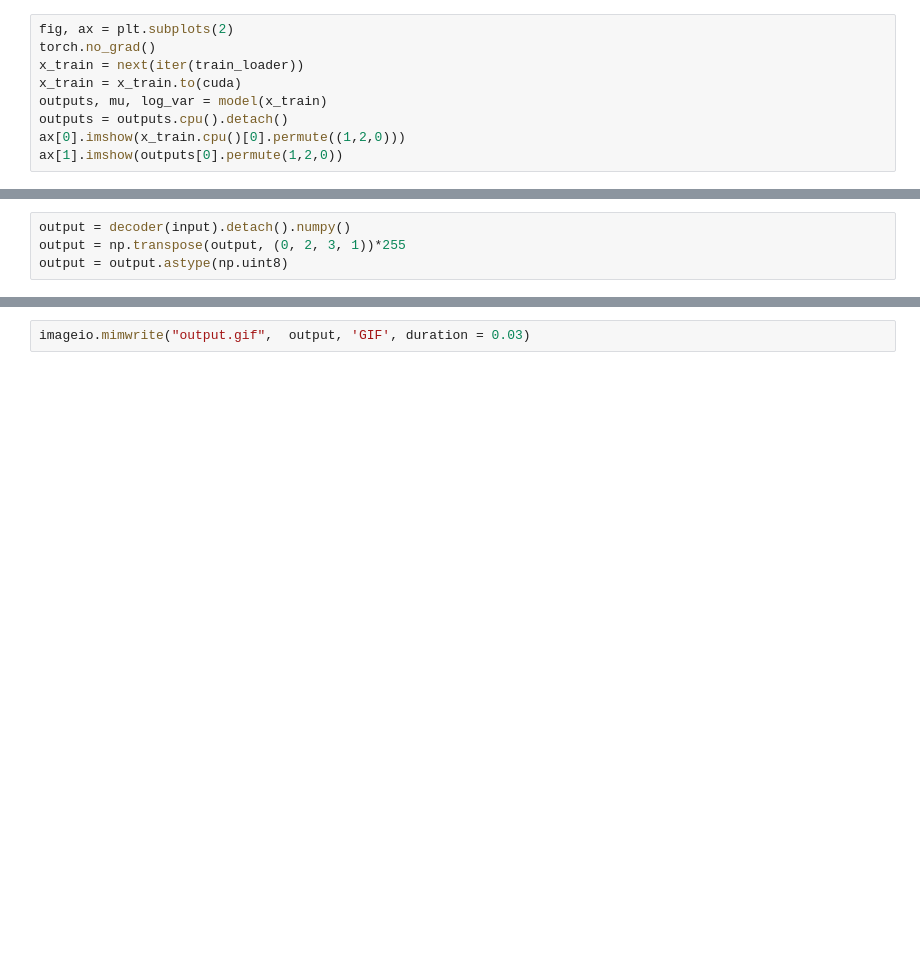
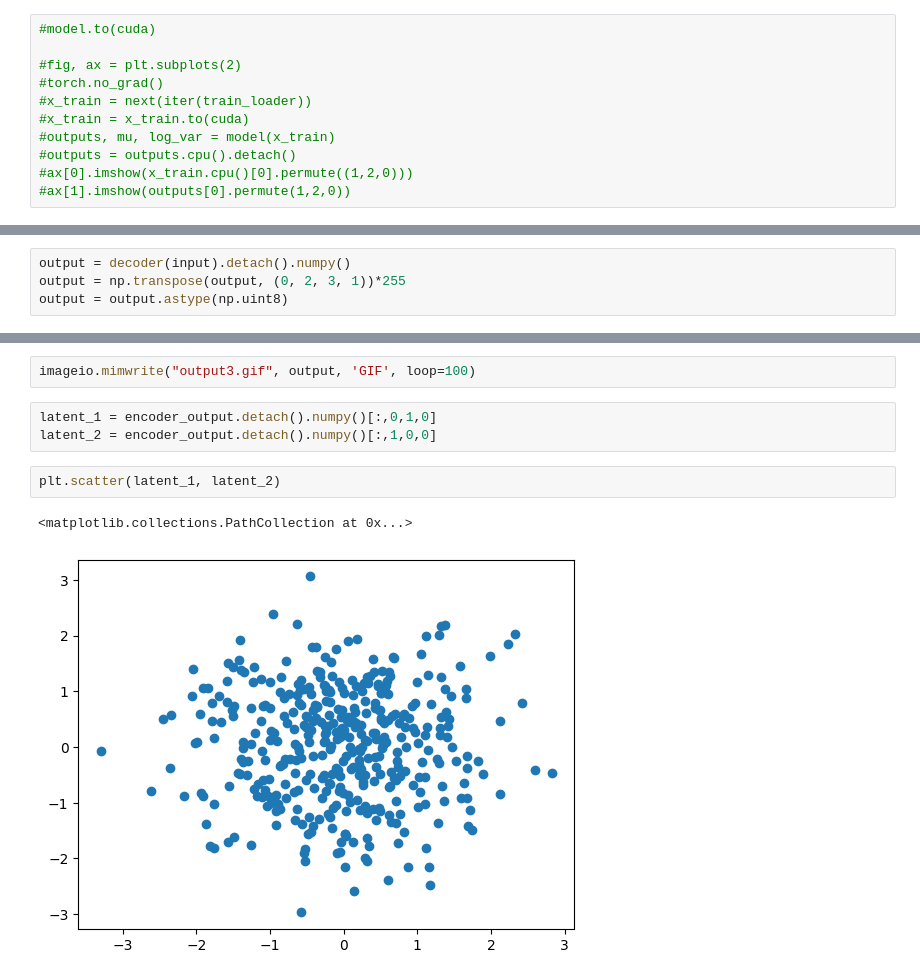
Before and after one commit to ericyh/FACES_VAE, a Jupyter notebook: load_checkpoint.ipynb, the cells around one changed output, grey strips where cells are left out. Drawn from its saved outputs; the diff is of its cells as text; blank space fills up the shorter version.

```diff
--- a/load_checkpoint.ipynb
+++ b/load_checkpoint.ipynb
@@ -147,9 +119,11 @@ Net(
 # %%
-fig, ax = plt.subplots(2)
-torch.no_grad()
-x_train = next(iter(train_loader))
-x_train = x_train.to(cuda)
-outputs, mu, log_var = model(x_train)
-outputs = outputs.cpu().detach()
-ax[0].imshow(x_train.cpu()[0].permute((1,2,0)))
-ax[1].imshow(outputs[0].permute(1,2,0))
+#model.to(cuda)
+
+#fig, ax = plt.subplots(2)
+#torch.no_grad()
+#x_train = next(iter(train_loader))
+#x_train = x_train.to(cuda)
+#outputs, mu, log_var = model(x_train)
+#outputs = outputs.cpu().detach()
+#ax[0].imshow(x_train.cpu()[0].permute((1,2,0)))
+#ax[1].imshow(outputs[0].permute(1,2,0))
@@ -234,2 +263,10 @@ plt.imshow(output[i])
 # %%
-imageio.mimwrite("output.gif",  output, 'GIF', duration = 0.03)
+imageio.mimwrite("output3.gif", output, 'GIF', loop=100)
+# %%
+latent_1 = encoder_output.detach().numpy()[:,0,1,0]
+latent_2 = encoder_output.detach().numpy()[:,1,0,0]
+# %%
+plt.scatter(latent_1, latent_2)
+# %% [output]
+<matplotlib.collections.PathCollection at 0x...>
+[figure, added]
```
Also changed, not shown: parts of 12 cells of this notebook, 7 other files.
